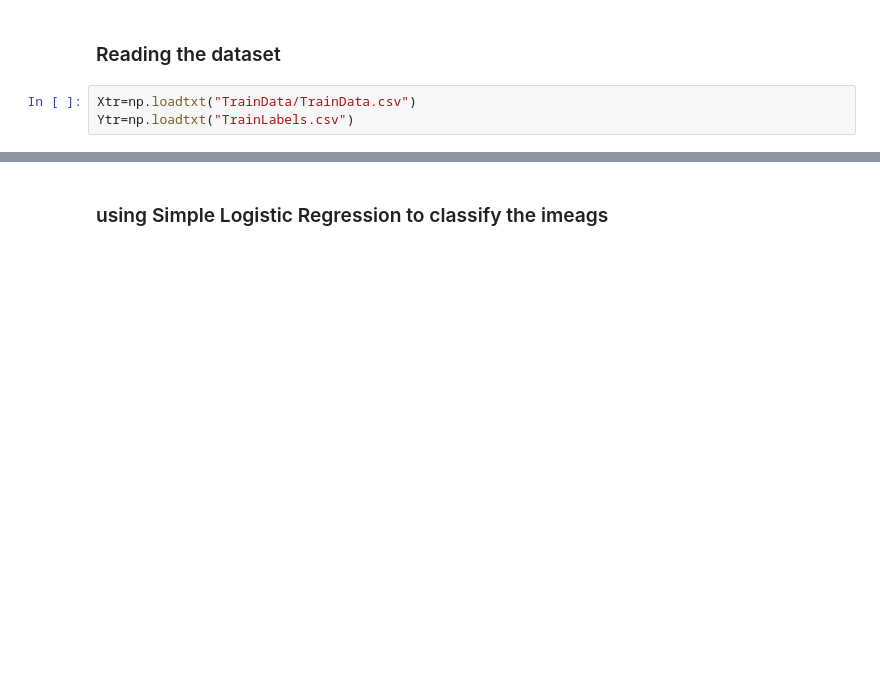
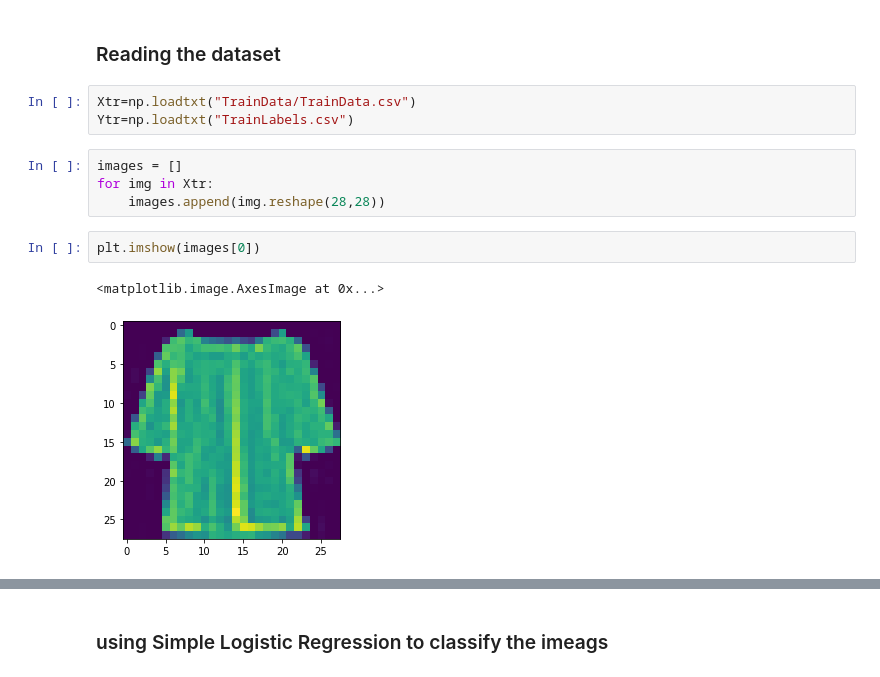
Before and after one commit to kkaran0908/MNIST-Fashion-Classification, a Jupyter notebook: Assignment.ipynb, the cells around one changed output, grey strips where cells are left out. Drawn from its saved outputs; the diff is of its cells as text; blank space fills up the shorter version.

```diff
--- a/Assignment.ipynb
+++ b/Assignment.ipynb
@@ -10,3 +16,12 @@ import matplotlib.pyplot as plt
 # %%
 Xtr=np.loadtxt("TrainData/TrainData.csv")
 Ytr=np.loadtxt("TrainLabels.csv")
+# %%
+images = []
+for img in Xtr:
+    images.append(img.reshape(28,28))
+# %%
+plt.imshow(images[0])
+# %% [output]
+<matplotlib.image.AxesImage at 0x...>
+[figure, added]
```
Also changed, not shown: parts of 49 cells of this notebook.
